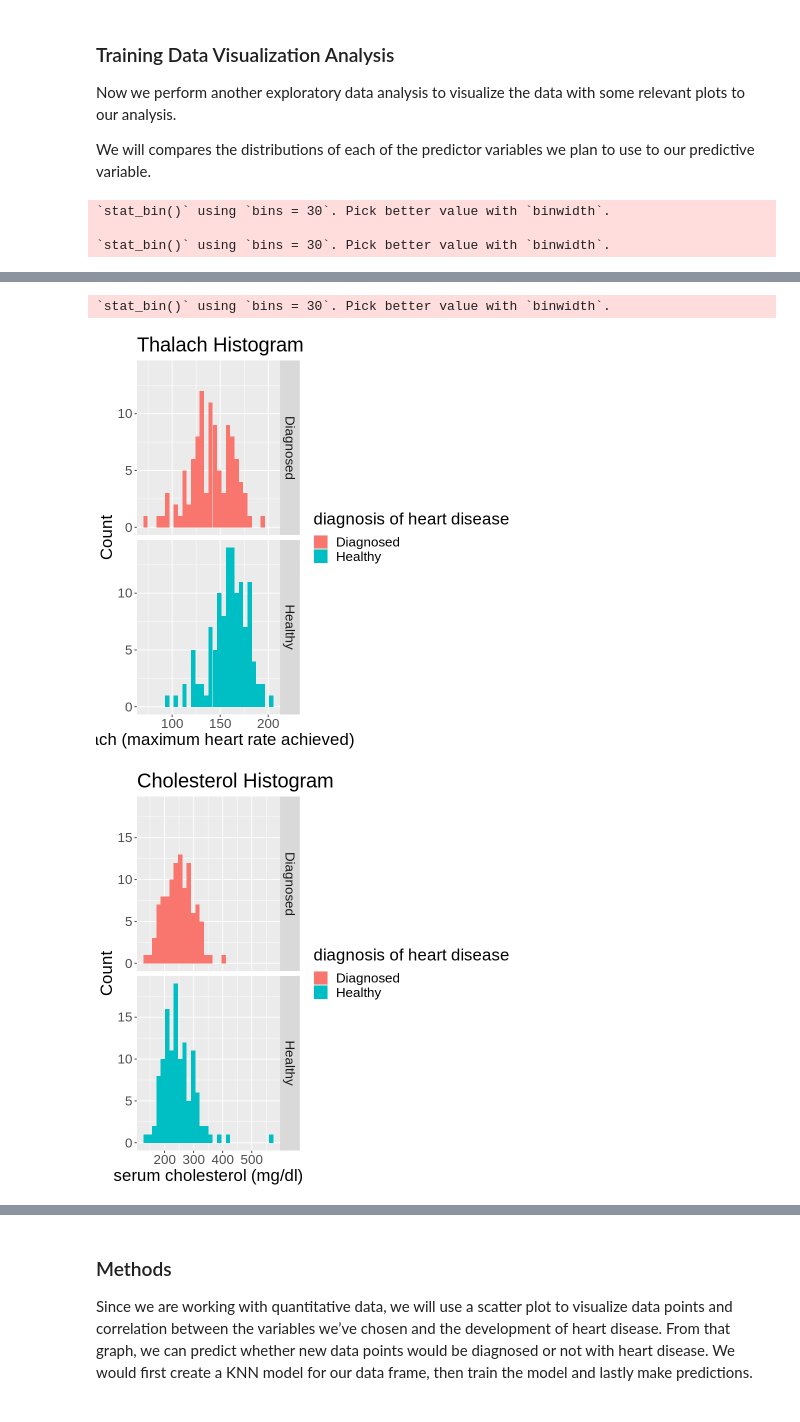
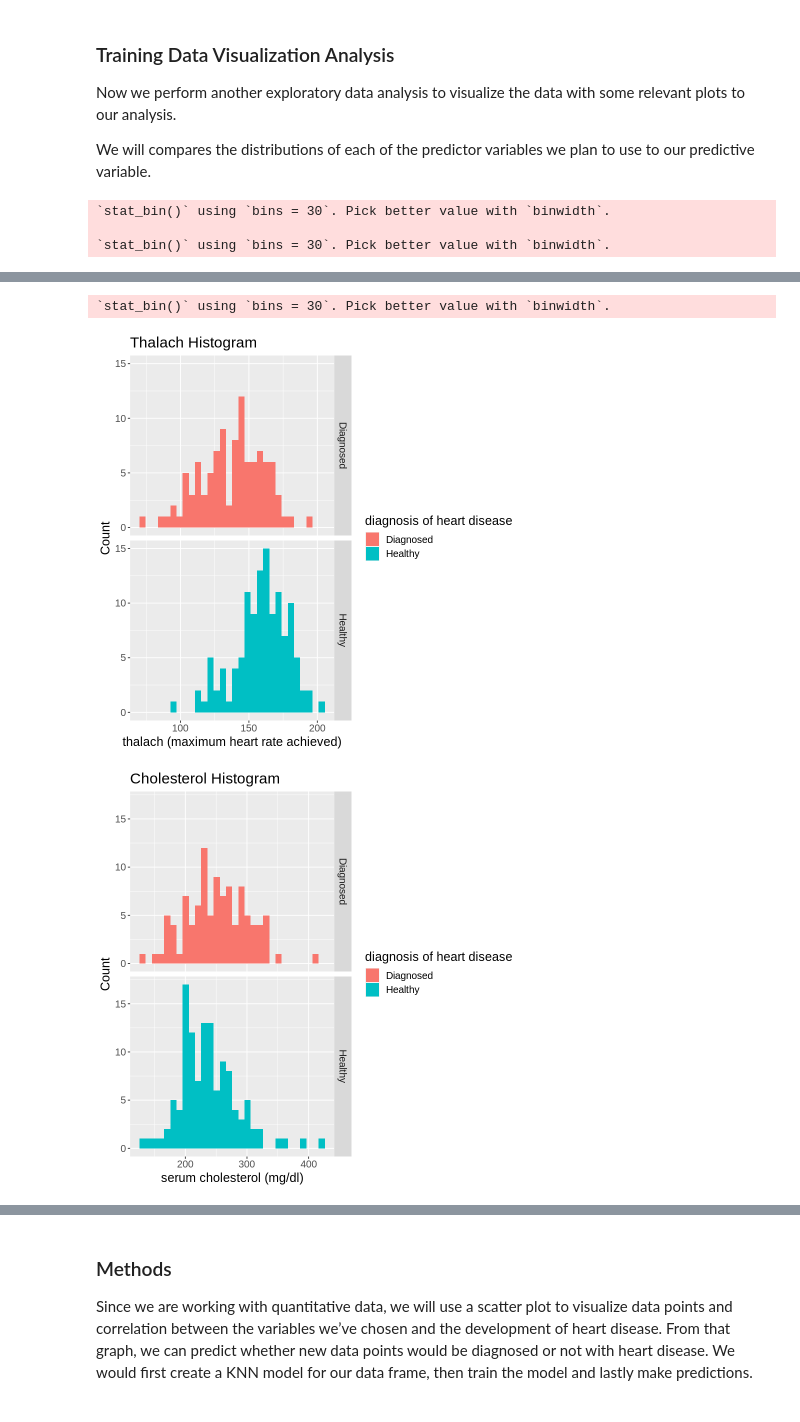
Before and after one commit to karrious/dsci-group-project-8, a Jupyter notebook: project_proposal.ipynb, the cells around one changed output, grey strips where cells are left out. Drawn from its saved outputs; the diff is of its cells as text; code cells hidden in the pictures.

Commit message:
v_5
2022/03/05 - 12:21
Changed prediction variable to "target" on some part of the code

```diff
--- a/project_proposal.ipynb
+++ b/project_proposal.ipynb
@@ -128,5 +119,5 @@ For the next part, we want to explore our dataset, but only the training dataset
 # %%
-data_split <- initial_split(data, prop = 0.75, strata = num)
+data_split <- initial_split(data, prop = 0.75, strata = target)
 data_train <- training(data_split)
 data_test <- testing(data_split)
 
@@ -222,7 +209,7 @@ age_histogram = data_train %>%
         geom_histogram() +
         labs(x = "age (years)", y = "Count", fill = "diagnosis of heart disease") +
          ggtitle("Age Histogram") +
-        theme(text = element_text(size = 20)) +
+        theme(text = element_text(size = 15)) +
         facet_grid(rows = vars(target))
 age_histogram
 
@@ -232,7 +219,7 @@ thalach_histogram = data_train %>%
         geom_histogram() +
         labs(x = "thalach (maximum heart rate achieved)", y = "Count", fill = "diagnosis of heart disease") +
         ggtitle("Thalach Histogram") +
-        theme(text = element_text(size = 20)) +
+        theme(text = element_text(size = 15)) +
         facet_grid(rows = vars(target))
 thalach_histogram
 
@@ -241,7 +228,7 @@ chol_histogram = data_train %>%
         geom_histogram() +
         labs(x = "serum cholesterol (mg/dl)", y = "Count", fill = "diagnosis of heart disease") +
         ggtitle("Cholesterol Histogram") +
-        theme(text = element_text(size = 20)) +
+        theme(text = element_text(size = 15)) +
         facet_grid(rows = vars(target))
 chol_histogram
 # %% [output]
@@ -252,4 +239,4 @@ chol_histogram
 `stat_bin()` using `bins = 30`. Pick better value with `binwidth`.
-[figure, old version]
+[figure, new version]
-[figure, old version]
+[figure, new version]
 # %%
```
Also changed, not shown: parts of 12 cells of this notebook.
